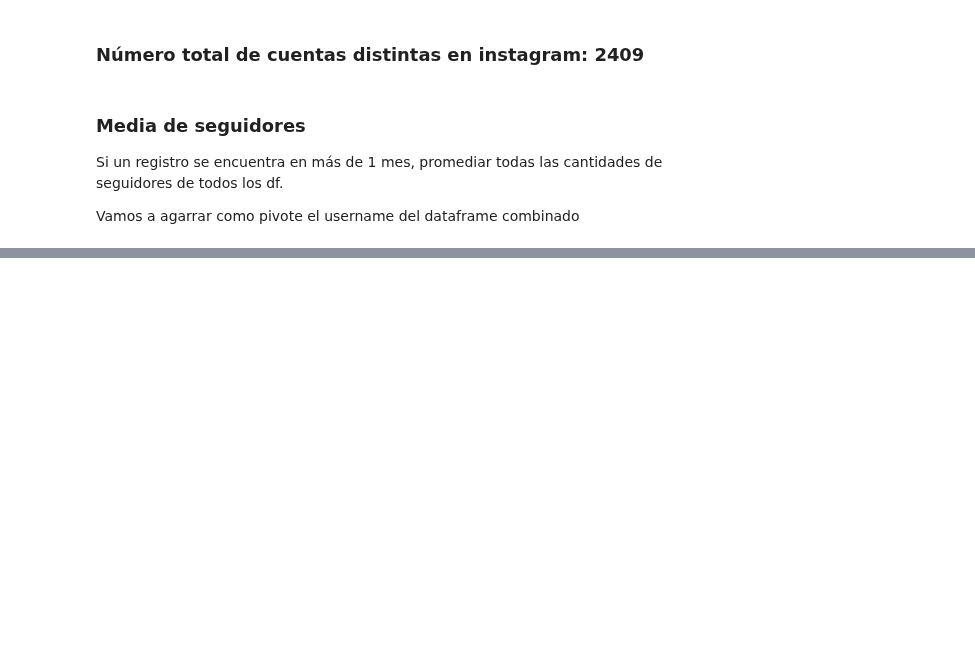
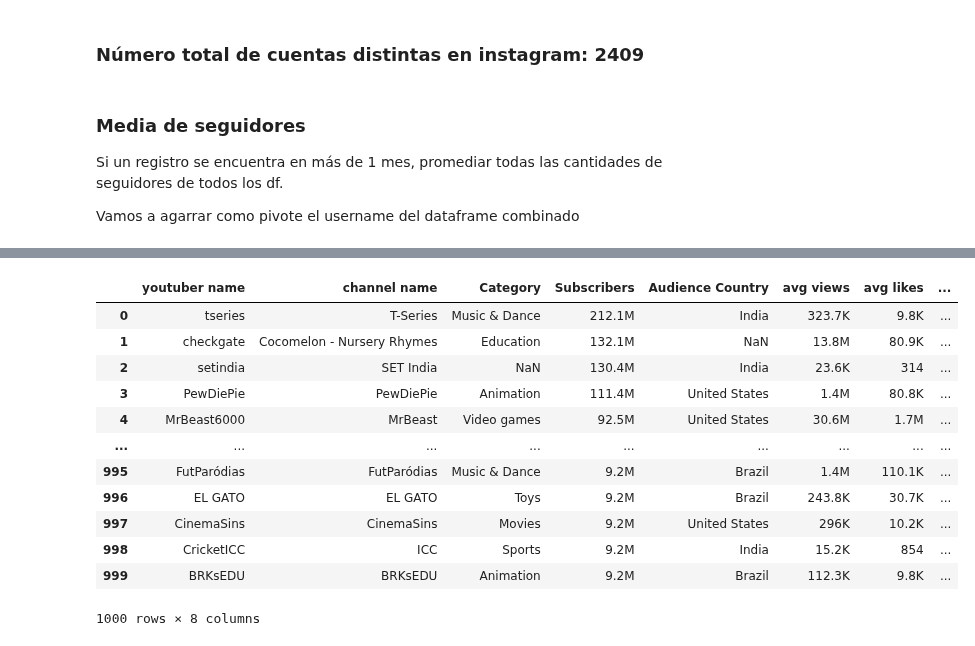
Before and after one commit to MarioChvx/ciencia_de_datos_PAMBAZO, a Jupyter notebook: proyectos/Proyecto4/socialnetworks.ipynb, the cells around one changed output, grey strips where cells are left out. Cells and saved outputs as stored; diff of their text form; code cells hidden in the pictures; blank space fills up the shorter version.

Commit message:
agregué los df de los csv sin nombre, corresponden al resumen de cada red social

```diff
--- a/proyectos/Proyecto4/socialnetworks.ipynb
+++ b/proyectos/Proyecto4/socialnetworks.ipynb
@@ -469,0 +506,17 @@ NameError: name 'suma_authentic' is not defined
+# %%
+youtube_resumen = pd.read_csv('DATA/youtube.csv')
+youtube_resumen
+# %% [output]
+|  | youtuber name | channel name | Category | Subscribers | Audience Country | avg views | avg likes | ... |
+| 0 | tseries | T-Series | Music & Dance | 212.1M | India | 323.7K | 9.8K | ... |
+| 1 | checkgate | Cocomelon - Nursery Rhymes | Education | 132.1M | NaN | 13.8M | 80.9K | ... |
+| 2 | setindia | SET India | NaN | 130.4M | India | 23.6K | 314 | ... |
+| 3 | PewDiePie | PewDiePie | Animation | 111.4M | United States | 1.4M | 80.8K | ... |
+| 4 | MrBeast6000 | MrBeast | Video games | 92.5M | United States | 30.6M | 1.7M | ... |
+| ... | ... | ... | ... | ... | ... | ... | ... | ... |
+| 995 | FutParódias | FutParódias | Music & Dance | 9.2M | Brazil | 1.4M | 110.1K | ... |
+| 996 | EL GATO | EL GATO | Toys | 9.2M | Brazil | 243.8K | 30.7K | ... |
+| 997 | CinemaSins | CinemaSins | Movies | 9.2M | United States | 296K | 10.2K | ... |
+| 998 | CricketICC | ICC | Sports | 9.2M | India | 15.2K | 854 | ... |
+| 999 | BRKsEDU | BRKsEDU | Animation | 9.2M | Brazil | 112.3K | 9.8K | ... |
+1000 rows × 8 columns
```
Also changed, not shown: parts of 5 cells of this notebook.
